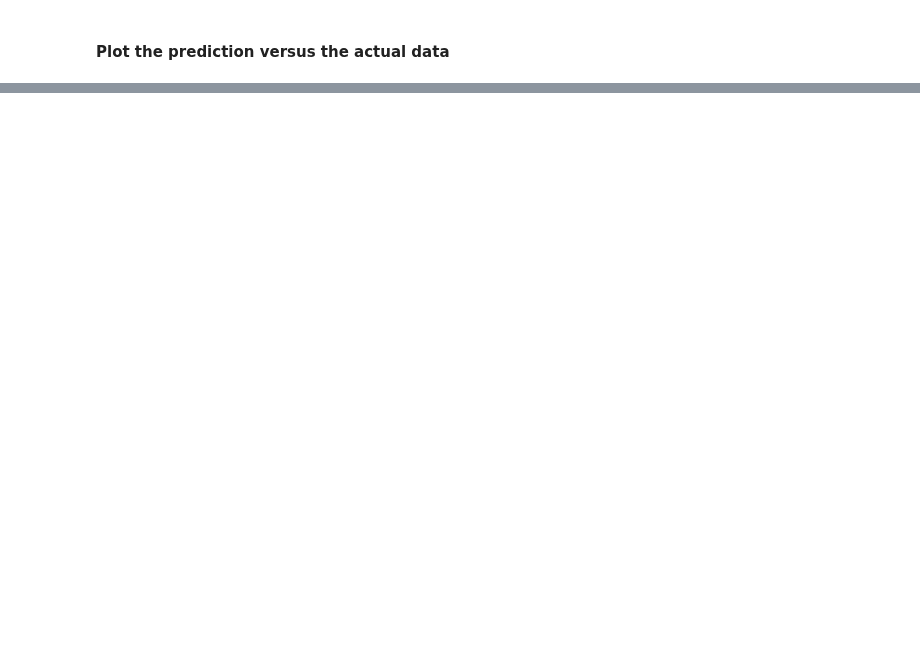
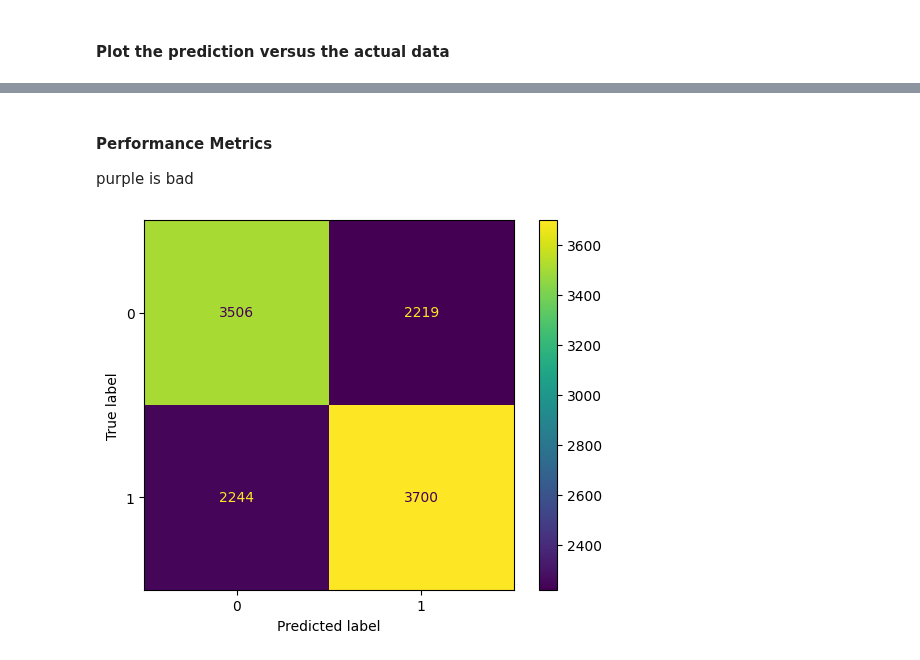
Before and after one commit to t-tony03/EECS3401Final, a Jupyter notebook: final rev2.ipynb, the cells around one changed output, grey strips where cells are left out. Drawn from its saved outputs; the diff is of its cells as text; code cells hidden in the pictures; blank space fills up the shorter version.

Commit message:
Add files via upload
SVC classification task added (60%) accurate/percsise

```diff
--- a/final rev2.ipynb
+++ b/final rev2.ipynb
@@ -313,3 +317,5 @@ plt.show()
+# %%
+gamesAt20.drop(labels=['timePercent' , 'fullTimeMin'] , axis=1 , inplace=True)
 # %% [markdown]
 # Part 3: Select and train a model
 # %% [markdown]
@@ -356,0 +409,5 @@ plt.show()
+# %%
+from sklearn.svm import SVC
+
+poly_svc = SVC()
+poly_svc.fit(x_train , y_train)
@@ -356,0 +418,5 @@ plt.show()
+# %%
+from sklearn.metrics import accuracy_score , confusion_matrix , classification_report
+
+poly_y_pred = poly_svc.predict(x_test)
+print(classification_report(y_test , poly_y_pred))
@@ -356,0 +432,12 @@ plt.show()
+# %% [markdown]
+#### Performance Metrics
+
+purple is bad
+# %%
+from sklearn.model_selection import cross_val_predict
+from sklearn.metrics import ConfusionMatrixDisplay
+
+ConfusionMatrixDisplay.from_predictions(y_test , poly_y_pred)
+plt.show()
+# %% [output]
+[figure, added]
```
Also changed, not shown: parts of 19 cells of this notebook.
